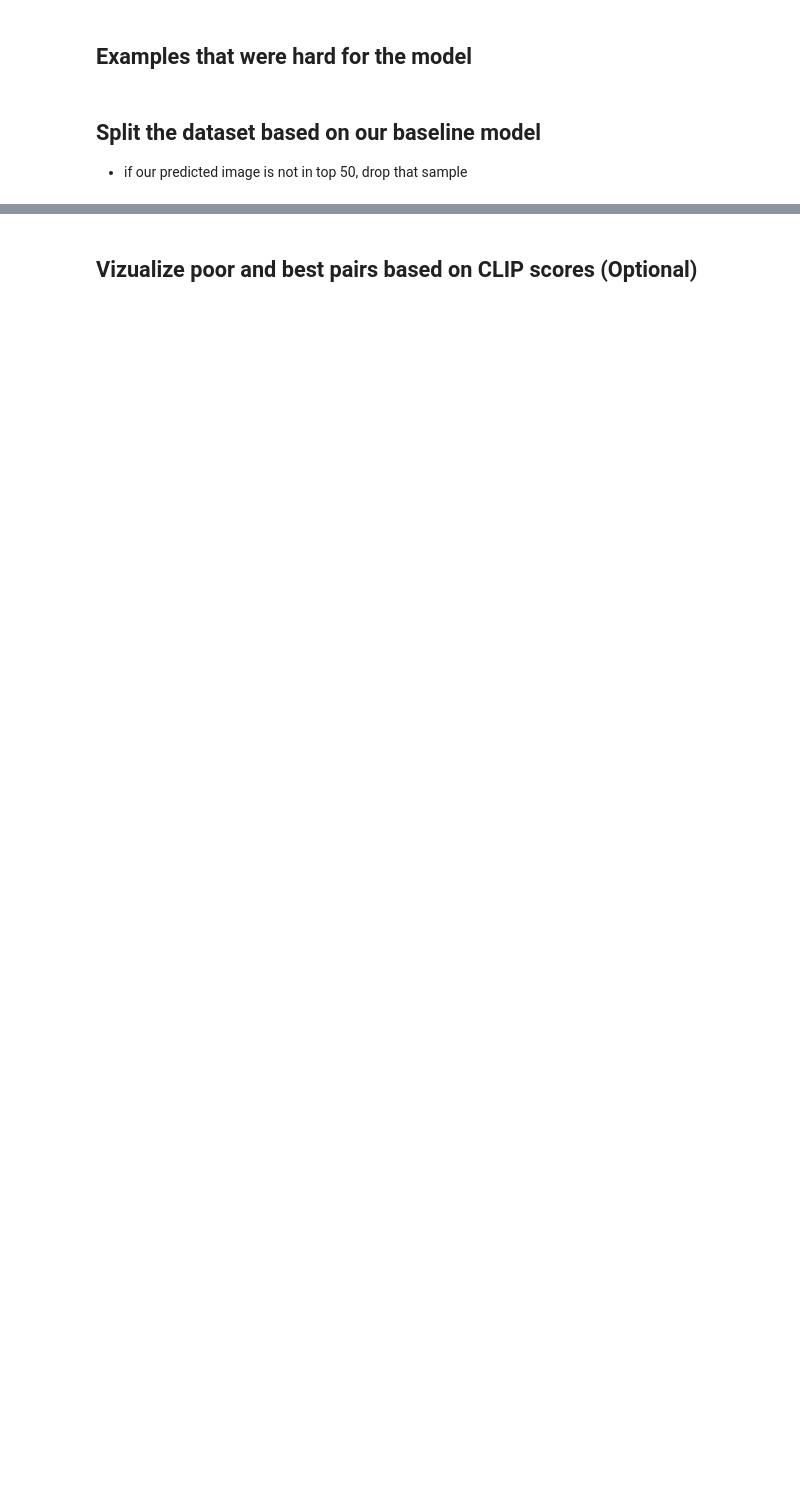
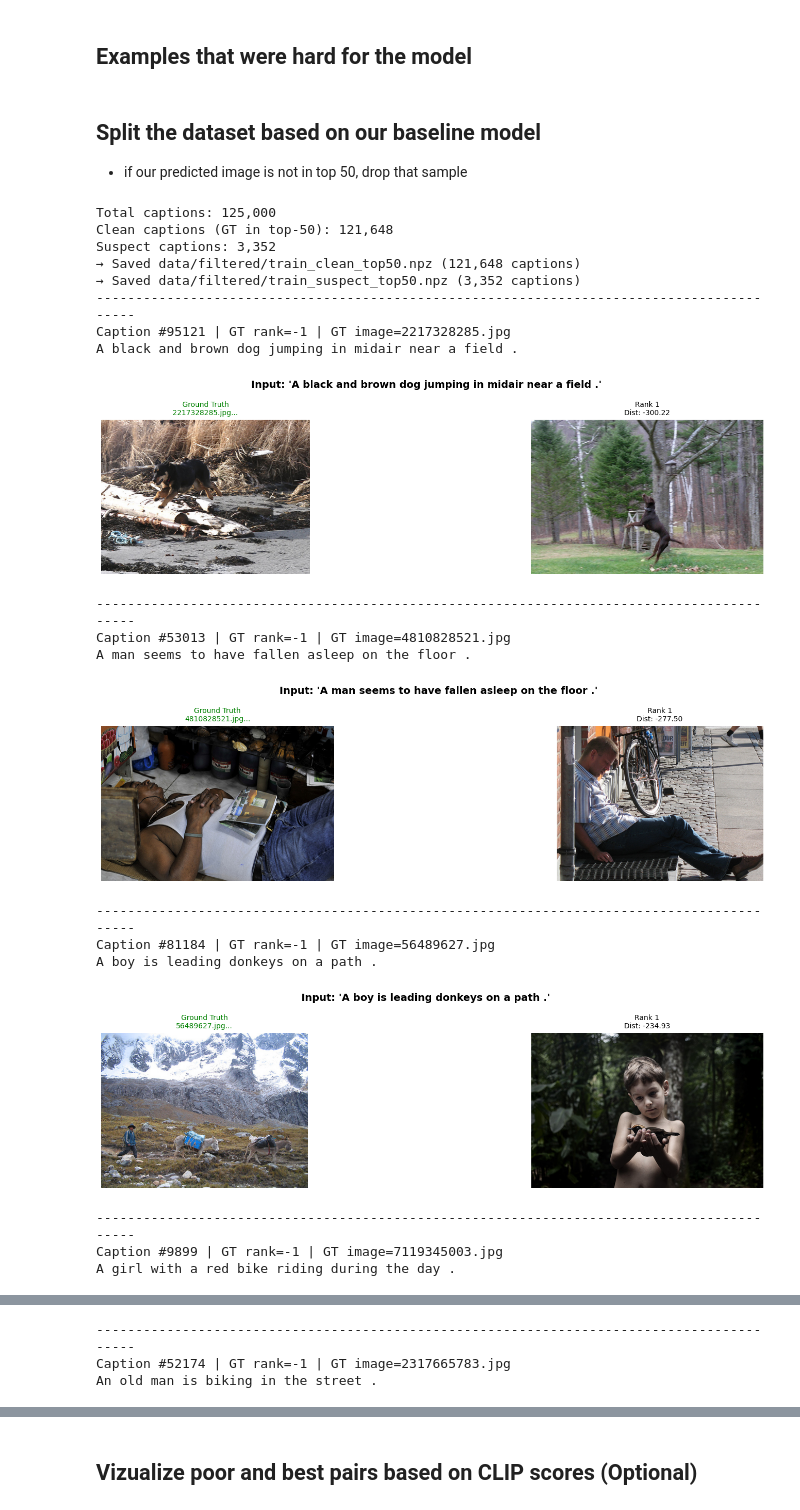
Before and after one commit to AbzalAidakhmetov/aml_challenge, a Jupyter notebook: visualize_split_top_50.ipynb, the cells around one changed output, grey strips where cells are left out. Saved outputs shown, nothing was run; the diff lists cells and outputs as text; code cells hidden in the pictures; blank space fills up the shorter version.

```diff
--- a/visualize_split_top_50.ipynb
+++ b/visualize_split_top_50.ipynb
@@ -151,6 +154,7 @@ else:
 # %%
 from pathlib import Path
 from tqdm import tqdm
+import torch.nn.functional as F
 
 TOP_K_FILTER = 50
 PRED_BATCH_SIZE = 1024
@@ -190,56 +194,77 @@ for start in tqdm(range(0, num_captions, SIM_CHUNK_SIZE), desc="Computing top-k
     chunk_hits = matches.any(dim=1)
     hit_mask[start:end] = chunk_hits
     ranks = torch.argmax(matches.int(), dim=1) + 1
     gt_ranks[start:end] = torch.where(chunk_hits, ranks, torch.full_like(ranks, -1))
 
 clean_mask = hit_mask.numpy()
 suspect_mask = ~clean_mask
 rank_np = gt_ranks.numpy()
 print(f"Total captions: {num_captions:,}")
 print(f"Clean captions (GT in top-{TOP_K_FILTER}): {clean_mask.sum():,}")
 print(f"Suspect captions: {suspect_mask.sum():,}")
 
 # 3) Export filtered datasets
 caption_keys = [key for key in train_data.keys() if key.startswith("captions/")]
 image_keys = [key for key in train_data.keys() if key.startswith("images/")]
 other_keys = [key for key in train_data.keys() if key not in caption_keys + image_keys]
 
 def export_subset(mask, output_path):
     subset = {}
     for key in caption_keys:
         subset[key] = train_data[key][mask]
     for key in image_keys + other_keys:
         subset[key] = train_data[key]
     np.savez_compressed(output_path, **subset)
     print(f"→ Saved {output_path} ({subset[caption_keys[0]].shape[0]:,} captions)")
 
 export_subset(clean_mask, clean_dataset_path)
 export_subset(suspect_mask, suspect_dataset_path)
 
-# 4) Visualize a few suspect samples
-suspect_indices = np.flatnonzero(suspect_mask)
-if suspect_indices.size == 0:
-    print("No suspect examples to visualize.")
-else:
-    rng = np.random.default_rng(RANDOM_SEED)
-    num_show = min(MAX_SUSPECT_VIZ, suspect_indices.size)
-    sample_indices = rng.choice(suspect_indices, size=num_show, replace=False)
-    image_names = train_data["images/names"]
-    caption_texts = train_data["captions/text"]
+# # 4) Visualize a few suspect samples
+# suspect_indices = np.flatnonzero(suspect_mask)
+# if suspect_indices.size == 0:
+#     print("No suspect examples to visualize.")
+# else:
+#     rng = np.random.default_rng(RANDOM_SEED)
+#     num_show = min(MAX_SUSPECT_VIZ, suspect_indices.size)
+#     sample_indices = rng.choice(suspect_indices, size=num_show, replace=False)
+#     image_names = train_data["images/names"]
+#     caption_texts = train_data["captions/text"]
 
-    for idx in sample_indices:
-        gt_idx = int(caption_image_ids[idx].item())
-        caption = caption_texts[idx]
-        print("-" * 90)
-        print(
-            f"Caption #{idx} | GT rank={rank_np[idx]} | GT image={image_names[gt_idx]}"
-        )
-        print(caption)
-        visualize_retrieval(
-            all_caption_preds[idx].unsqueeze(0),
-            gt_idx,
-            image_names,
-            caption,
-            all_image_embd,
-            k=8,
-        )
+#     for idx in sample_indices:
+#         gt_idx = int(caption_image_ids[idx].item())
+#         caption = caption_texts[idx]
+#         print("-" * 90)
+#         print(
+#             f"Caption #{idx} | GT rank={rank_np[idx]} | GT image={image_names[gt_idx]}"
+#         )
+#         print(caption)
+#         visualize_retrieval(
+#             all_caption_preds[idx].unsqueeze(0),
+#             gt_idx,
+#             image_names,
+#             caption,
+#             all_image_embd,
+#             k=1,
+#         )
+# %% [output]
+Total captions: 125,000
+Clean captions (GT in top-50): 121,648
+Suspect captions: 3,352
+→ Saved data/filtered/train_clean_top50.npz (121,648 captions)
+→ Saved data/filtered/train_suspect_top50.npz (3,352 captions)
+------------------------------------------------------------------------------------------
+Caption #95121 | GT rank=-1 | GT image=2217328285.jpg
+A black and brown dog jumping in midair near a field .
+[figure, added]
+------------------------------------------------------------------------------------------
+Caption #53013 | GT rank=-1 | GT image=4810828521.jpg
+A man seems to have fallen asleep on the floor .
+[figure, added]
+------------------------------------------------------------------------------------------
+Caption #81184 | GT rank=-1 | GT image=56489627.jpg
+A boy is leading donkeys on a path .
+[figure, added]
+------------------------------------------------------------------------------------------
+Caption #9899 | GT rank=-1 | GT image=7119345003.jpg
+A girl with a red bike riding during the day .
@@ -245,0 +272,3 @@ else:
+------------------------------------------------------------------------------------------
+Caption #52174 | GT rank=-1 | GT image=2317665783.jpg
+An old man is biking in the street .
```
Also changed, not shown: parts of 5 cells of this notebook, 5 other files.
